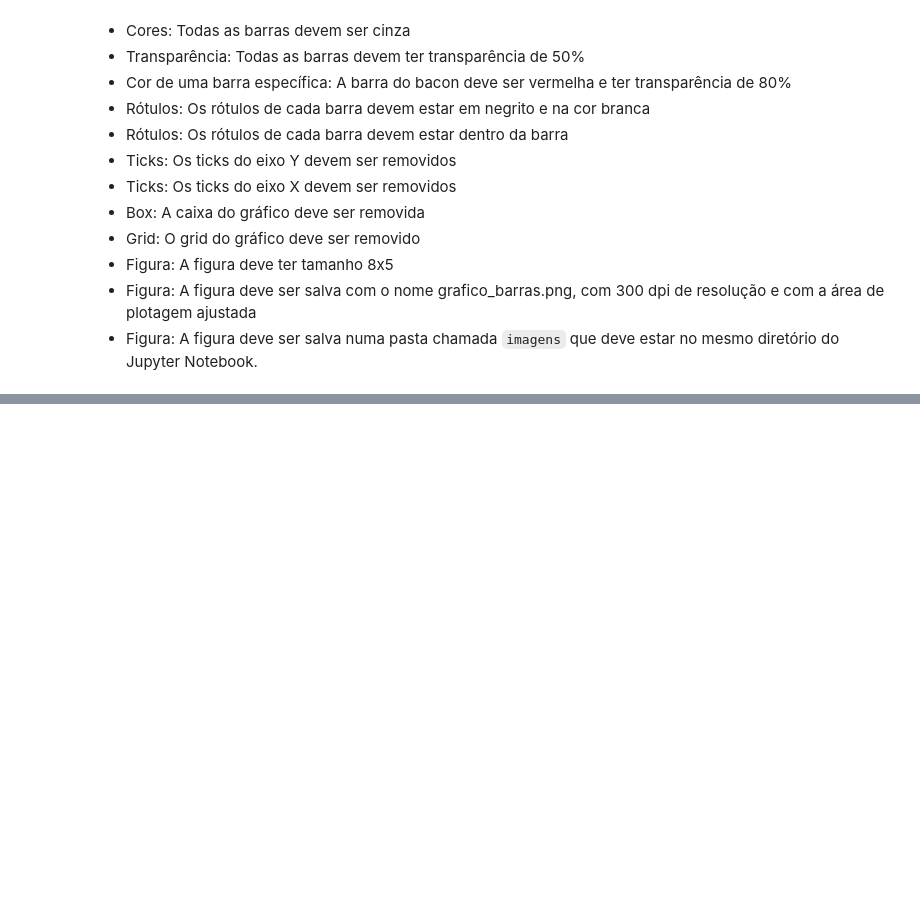
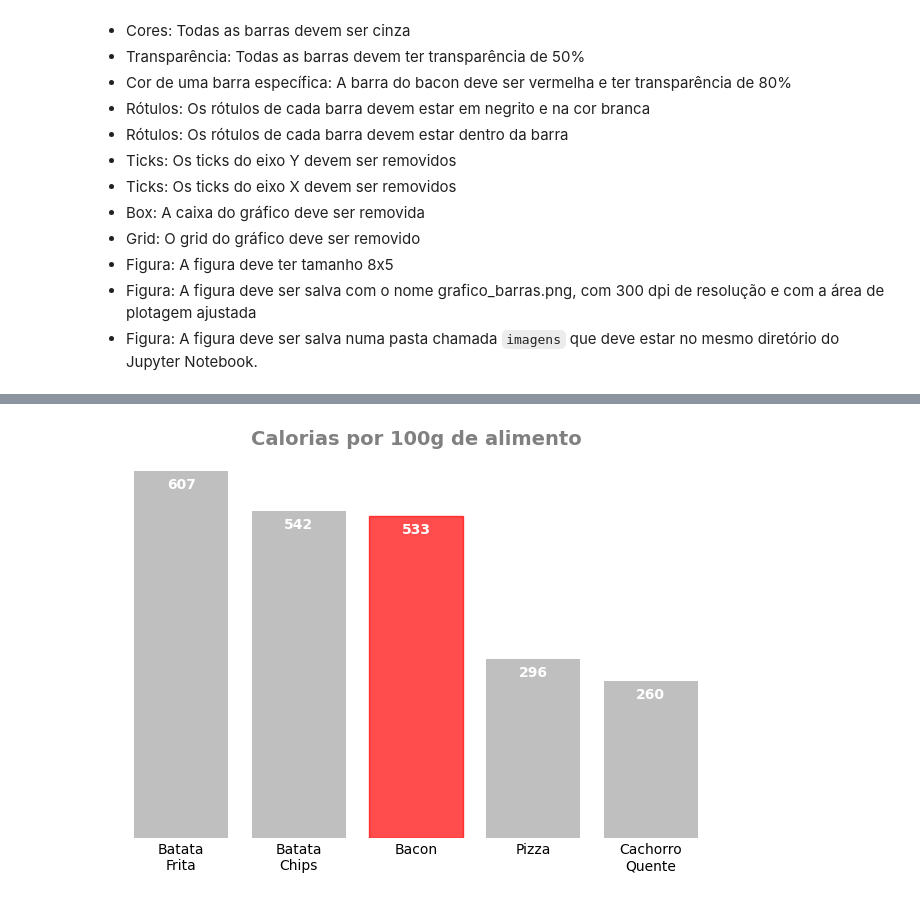
Before and after one commit to accorsi-lucas/Matplotlib-e-Seaborn, a Jupyter notebook: Matplotlib - exercícios - gráfico de barras para apresentação/15_exercicio_customizacao_barras_apresentacao_inicial.ipynb, the cells around one changed output, grey strips where cells are left out. Cells and saved outputs as stored; diff of their text form; code cells hidden in the pictures; blank space fills up the shorter version.

```diff
--- a/Matplotlib - exercícios - gráfico de barras para apresentação/15_exercicio_customizacao_barras_apresentacao_inicial.ipynb
+++ b/Matplotlib - exercícios - gráfico de barras para apresentação/15_exercicio_customizacao_barras_apresentacao_inicial.ipynb
@@ -30,0 +47,22 @@ calorias_por_alimento = {
+# %%
+import matplotlib.pyplot as plt
+
+plt.figure(figsize=(8, 5))
+
+barras = plt.bar(alimentos, calorias_por_alimento.values(), color='gray', alpha=0.5)
+barras[2].set_color('red')
+barras[2].set_alpha(0.7)
+
+plt.bar_label(barras, fontweight='bold', color='white', padding=-15)
+
+plt.box(False)
+plt.yticks([])
+plt.tick_params(axis='x', length=0)
+
+plt.title("Calorias por 100g de alimento", color='gray', fontsize=14, fontweight='bold')
+
+plt.savefig('grafico_barras.png', bbox_inches='tight', dpi=300)
+
+plt.show()
+# %% [output]
+[figure, added]
```
Also changed, not shown: parts of 3 cells of this notebook, 6 other files.
